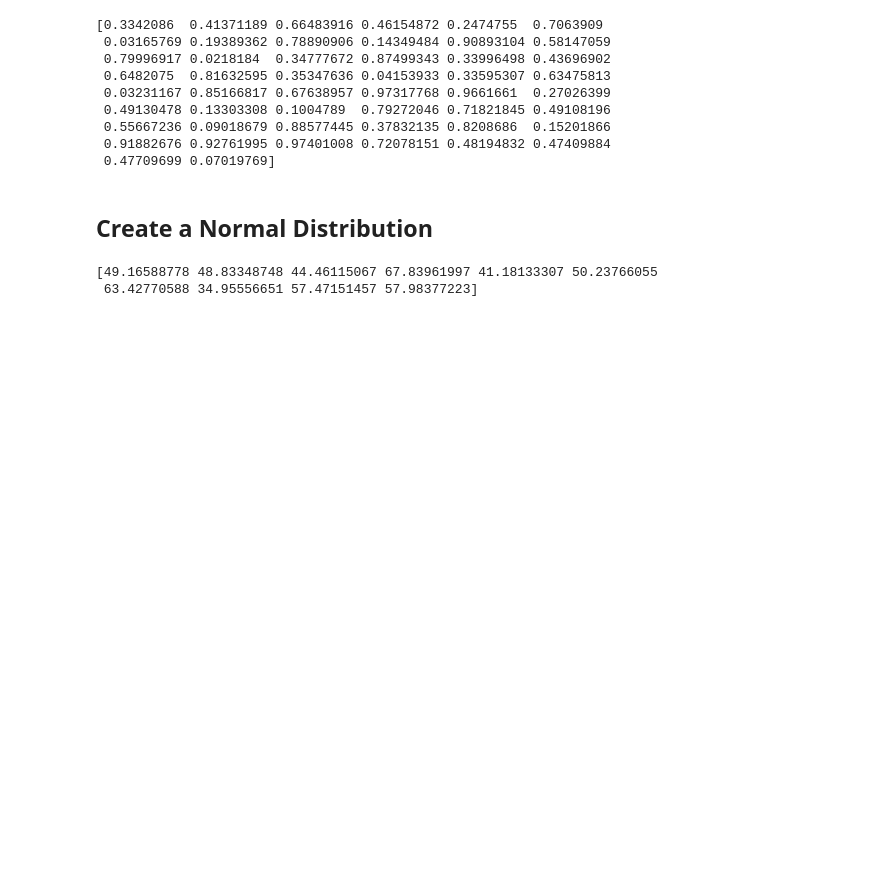
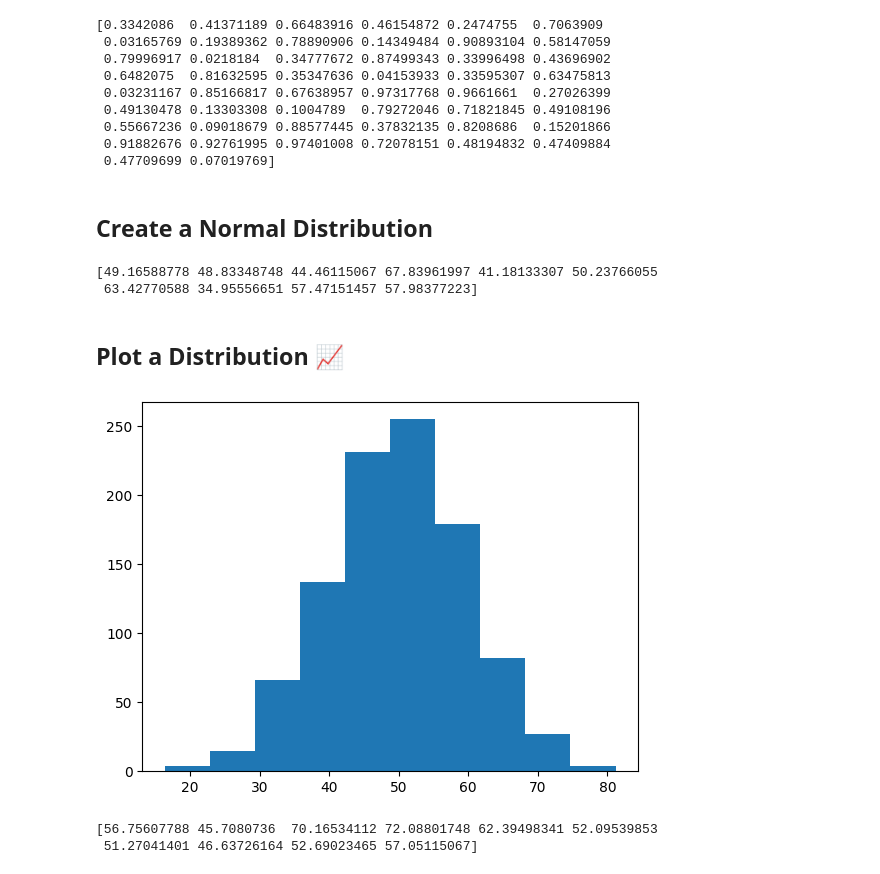
Before and after one commit to wahidali4321/Python-For-Machine-learning-, a Jupyter notebook: Python For machine learning.ipynb, the cells around one changed output. Drawn from its saved outputs; the diff is of its cells as text; code cells hidden in the pictures; blank space fills up the shorter version.

Commit message:
Plot a Distribution 📈

```diff
--- a/Python For machine learning.ipynb
+++ b/Python For machine learning.ipynb
@@ -785,3 +785,18 @@ print(data[:10])
 # %% [output]
 [49.16588778 48.83348748 44.46115067 67.83961997 41.18133307 50.23766055
  63.42770588 34.95556651 57.47151457 57.98377223]
+# %% [markdown]
+## Plot a Distribution 📈
+# %%
+import numpy as np
+import matplotlib.pyplot as plt
+
+data = np.random.normal(50, 10, 1000)
+plt.hist(data)
+
+plt.show()
+print(data[:10])
+# %% [output]
+[figure, added]
+[56.75607788 45.7080736  70.16534112 72.08801748 62.39498341 52.09539853
+ 51.27041401 46.63726164 52.69023465 57.05115067]
```
